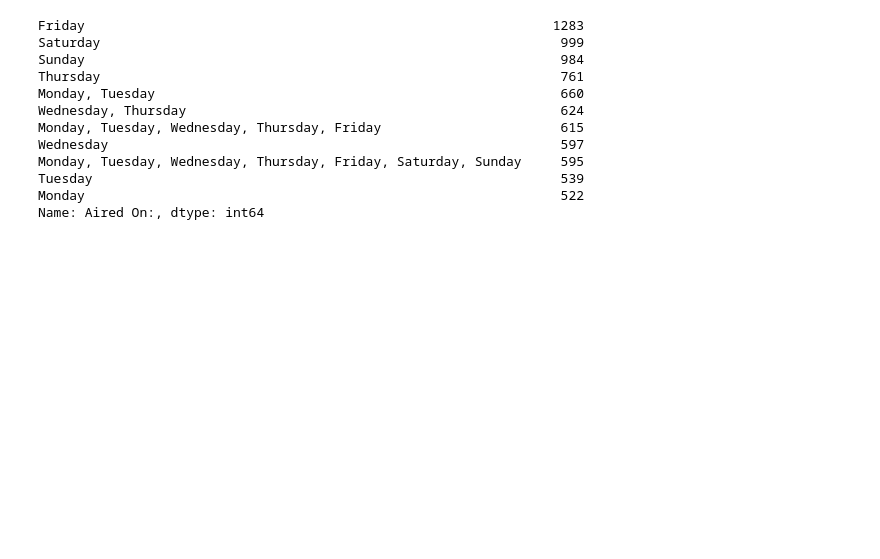
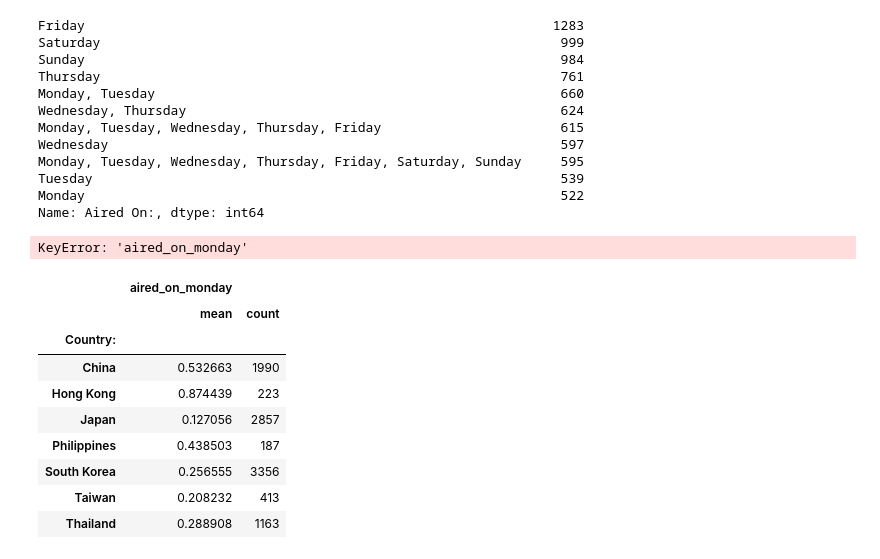
Before and after one commit to lapythie/dora, a Jupyter notebook: notebooks/details.ipynb, the cells around one changed output. Cells and saved outputs as stored; diff of their text form; code cells hidden in the pictures; blank space fills up the shorter version.

Commit message:
add aired on by country stats

```diff
--- a/notebooks/details.ipynb
+++ b/notebooks/details.ipynb
@@ -230,3 +230,29 @@ Monday, Tuesday, Wednesday, Thursday, Friday, Saturday, Sunday     595
 Tuesday                                                            539
 Monday                                                             522
 Name: Aired On:, dtype: int64
+# %%
+df["aired_on_monday"]
+# %% [output]
+KeyError: 'aired_on_monday'
+# %%
+def aired_on_monday(s: str) -> int:
+    if type(s) == str:
+        return int("Monday" in s)
+    return s
+
+df["aired_on_monday"] = df["Aired On:"].apply(aired_on_monday)
+
+df.groupby("Country:").agg({
+    "aired_on_monday": ["mean", "count"]
+})
+# %% [output]
+|  | aired_on_monday |  |
+|  | mean | count |
+| Country: |  |  |
+| China | 0.532663 | 1990 |
+| Hong Kong | 0.874439 | 223 |
+| Japan | 0.127056 | 2857 |
+| Philippines | 0.438503 | 187 |
+| South Korea | 0.256555 | 3356 |
+| Taiwan | 0.208232 | 413 |
+| Thailand | 0.288908 | 1163 |
```
